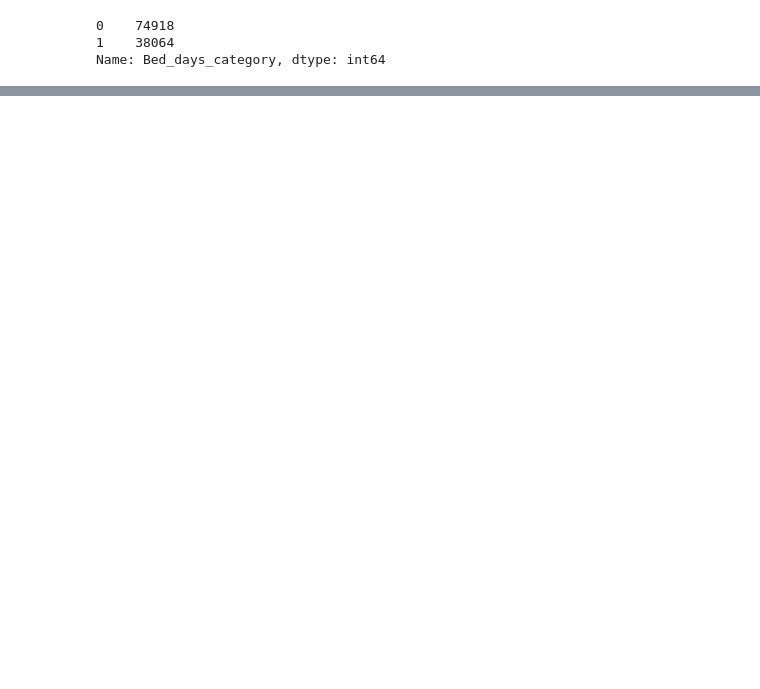
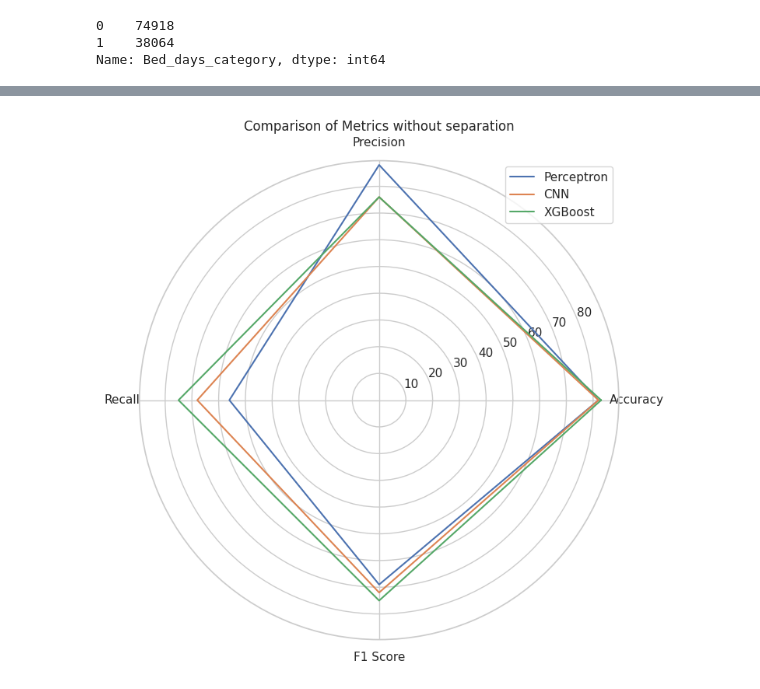
Before and after one commit to mraminamiri/National_Accident, a Jupyter notebook: nn.ipynb, the cells around one changed output, grey strips where cells are left out. Cells and saved outputs as stored; diff of their text form; code cells hidden in the pictures; blank space fills up the shorter version.

```diff
--- a/nn.ipynb
+++ b/nn.ipynb
@@ -128,0 +1338,30 @@ F1 Score: 0.7214468252408098
+# %%
+import matplotlib.pyplot as plt
+import numpy as np
+
+labels = ['Accuracy', 'Precision', 'Recall', 'F1 Score']
+perceptron_values = [82, 88, 56, 69]
+cnn_values = [82, 76, 68, 72]
+xgboost_values = [83, 76, 75, 75]
+
+num_dimensions = len(labels)
+
+angles = np.linspace(0, 2 * np.pi, num_dimensions, endpoint=False).tolist()
+
+angles += angles[:1]
+
+plt.figure(figsize=(8, 8))
+
+plt.polar(angles, perceptron_values + perceptron_values[:1], label='Perceptron')
+plt.polar(angles, cnn_values + cnn_values[:1], label='CNN')
+plt.polar(angles, xgboost_values + xgboost_values[:1], label='XGBoost')
+
+plt.xticks(angles[:-1], labels)
+
+plt.title('Comparison of Metrics without separation')
+
+plt.legend()
+
+plt.show()
+# %% [output]
+[figure, added]
```
Also changed, not shown: parts of 78 cells of this notebook.
